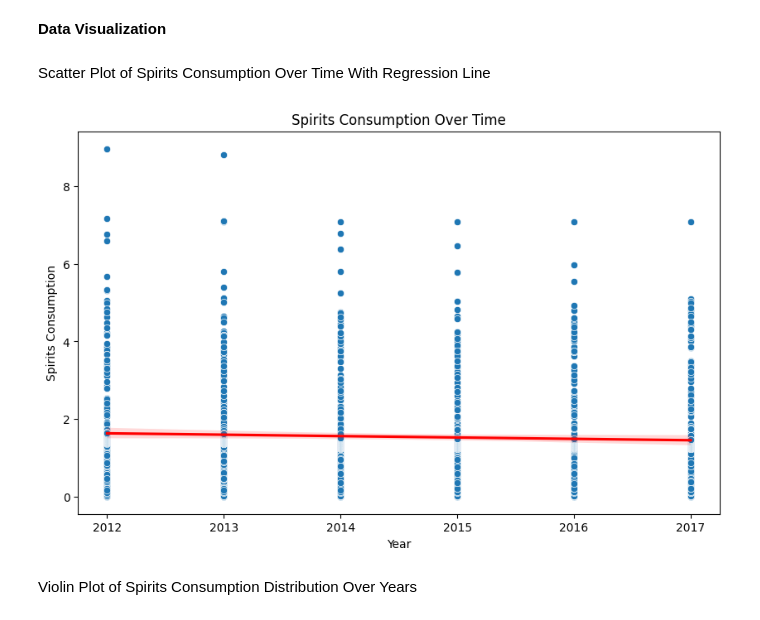
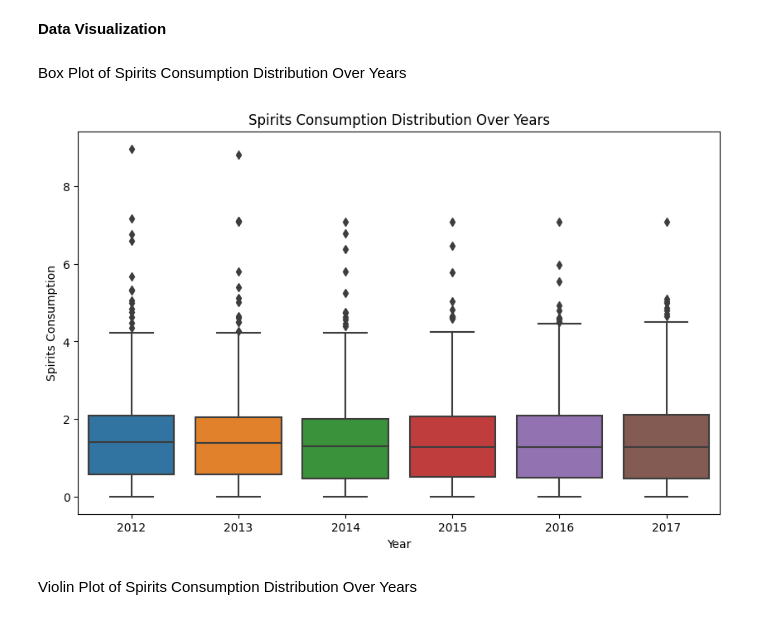
Before and after one commit to tulisamarth123/tulisamarth123.github.io, a Jupyter notebook: final_tutorial_notebook.ipynb, the cells around one changed output. Saved outputs shown, nothing was run; the diff lists cells and outputs as text; code cells hidden in the pictures.

```diff
--- a/final_tutorial_notebook.ipynb
+++ b/final_tutorial_notebook.ipynb
@@ -618,20 +652,18 @@ Percent of Missing Data: 0.0
+# %%
+
+def feature_boxplot(feature, title_plot):
+
+    plt.figure(figsize=(10, 6))
+    sns.boxplot(x="Year", y=feature, data=heart_disease_death_rates)
+
+    plt.title(title_plot)
+    plt.show()
 # %% [markdown]
-Scatter Plot of Spirits Consumption Over Time With Regression Line
+Box Plot of Spirits Consumption Distribution Over Years
-# %%
-import seaborn as sns
-
-
-# Create a scatter plot of spirit consumption over the years
-plt.figure(figsize=(10, 6))
-sns.scatterplot(data=heart_disease_death_rates, x='Year', y='Spirits Consumption')
-
-# Add a regression line
-sns.regplot(data=heart_disease_death_rates, x='Year', y='Spirits Consumption', scatter=False, color='red')
-
-plt.title('Spirits Consumption Over Time')
-plt.show()
-# %% [output]
-[figure, removed]
+# %%
+feature_boxplot("Spirits Consumption","Spirits Consumption Distribution Over Years")
+# %% [output]
+[figure, added]
 # %% [markdown]
 Violin Plot of Spirits Consumption Distribution Over Years
 # %%
```
Also changed, not shown: parts of 14 cells of this notebook.
